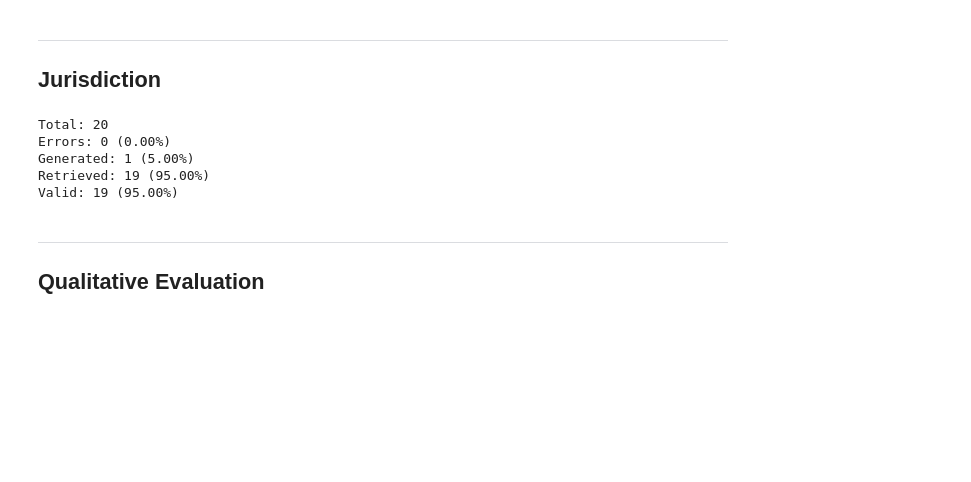
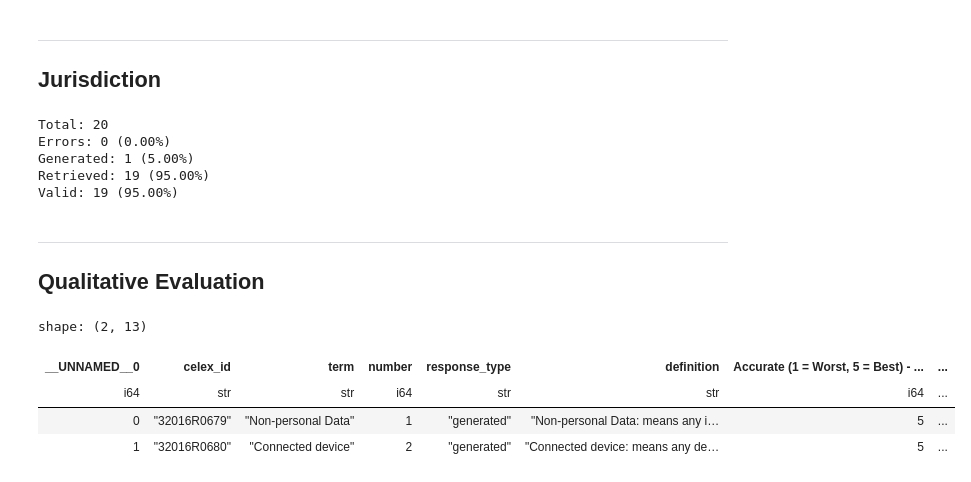
Before and after one commit to leonardozilli/LegislativeDefinitionsAgent, a Jupyter notebook: evaluation/evaluation.ipynb, the cells around one changed output. Drawn from its saved outputs; the diff is of its cells as text; code cells hidden in the pictures; blank space fills up the shorter version.

```diff
--- a/evaluation/evaluation.ipynb
+++ b/evaluation/evaluation.ipynb
@@ -1336,0 +1151,9 @@ dimensions = {
+# %%
+evs = pl.read_excel('together-llama-3.3-70B-Instruct-Turbo_leos_generation_evaluation_ann_Salvo.xlsx')
+evs.head(2)
+# %% [output]
+shape: (2, 13)
+| __UNNAMED__0 | celex_id | term | number | response_type | definition | Accurate (1 = Worst, 5 = Best) - ... | ... |
+| i64 | str | str | i64 | str | str | i64 | ... |
+| 0 | "32016R0679" | "Non-personal Data" | 1 | "generated" | "Non-personal Data: means any i… | 5 | ... |
+| 1 | "32016R0680" | "Connected device" | 2 | "generated" | "Connected device: means any de… | 5 | ... |
```
Also changed, not shown: parts of 23 cells of this notebook, 47 other files.
